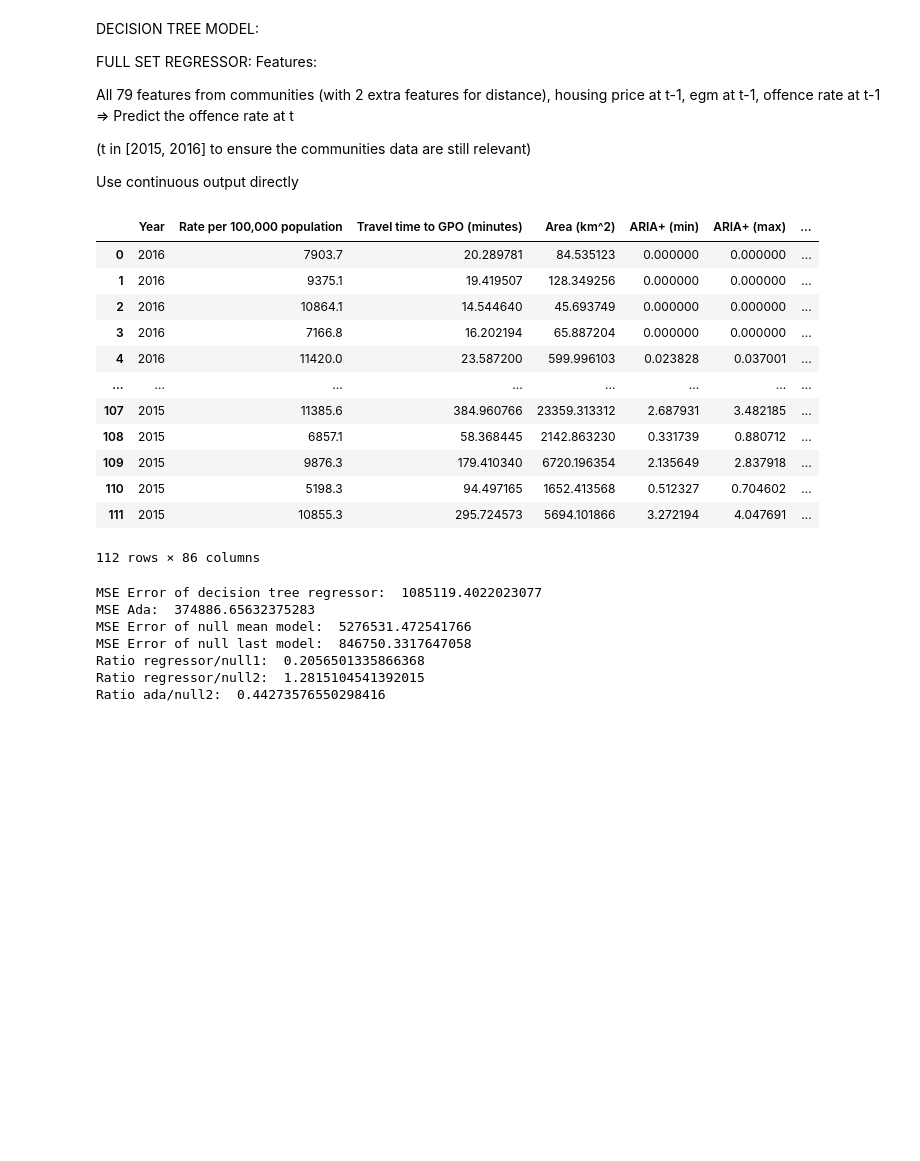
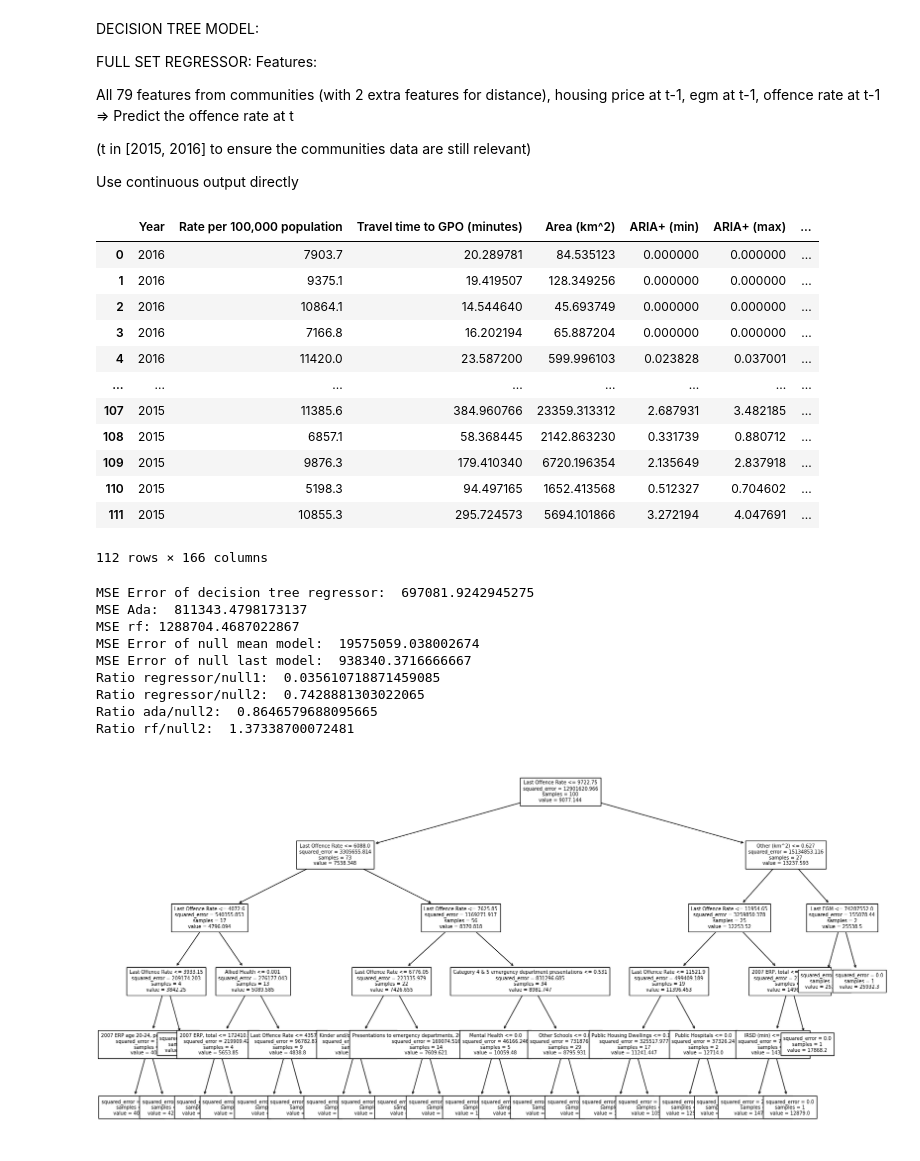
Before and after one commit to khangluong2004/COMP20008_Assignment2, a Jupyter notebook: khang/model.ipynb, the cells around one changed output. Cells and saved outputs as stored; diff of their text form; code cells hidden in the pictures; blank space fills up the shorter version.

```diff
--- a/khang/model.ipynb
+++ b/khang/model.ipynb
@@ -45,11 +63,11 @@ for idx, row in modelData.iterrows():
 
 # One hot the LGA - Use inverse transform from the encoder to get back the lga
 
-# oneHotEncoder = OneHotEncoder(handle_unknown='ignore').fit(np.array(modelData["LGA"]).reshape(-1, 1))
-# oneHotLGA = pd.DataFrame(oneHotEncoder
-#                          .transform(np.array(modelData["LGA"]).reshape(-1, 1))
-#                          .toarray())
-# modelData = modelData.join(oneHotLGA)
+oneHotEncoder = OneHotEncoder(handle_unknown='ignore').fit(np.array(modelData["LGA"]).reshape(-1, 1))
+oneHotLGA = pd.DataFrame(oneHotEncoder
+                         .transform(np.array(modelData["LGA"]).reshape(-1, 1))
+                         .toarray())
+modelData = modelData.join(oneHotLGA)
 modelData = modelData.drop(columns=["LGA"])
 
 modelData.columns = modelData.columns.astype('str')
@@ -68,4 +86,18 @@ modelData
 | 109 | 2015 | 9876.3 | 179.410340 | 6720.196354 | 2.135649 | 2.837918 | ... |
 | 110 | 2015 | 5198.3 | 94.497165 | 1652.413568 | 0.512327 | 0.704602 | ... |
 | 111 | 2015 | 10855.3 | 295.724573 | 5694.101866 | 3.272194 | 4.047691 | ... |
-112 rows × 86 columns
+112 rows × 166 columns
+# %%
+def getSplitAttributes(tree_rules: str):
+    # Parsing the split attributes
+    splitAtts = []
+    AttRegex = r".*\|--- ([^<>=]*) [<>=].*"
+
+    for line in tree_rules.split("\n"):
+        # print(line)
+        matchObj = re.match(AttRegex, line)
+        if matchObj:
+            att = matchObj.group(1)
+            splitAtts.append(att)
+            # print(att)
+    return splitAtts
@@ -72,7 +113,7 @@ modelData
 # %%
 # Use hold out for now
-from sklearn.tree import DecisionTreeRegressor
-from sklearn.ensemble import AdaBoostRegressor
+from sklearn.tree import plot_tree, export_text
+
 from sklearn.model_selection import train_test_split
 from sklearn.metrics import mean_squared_error
 
@@ -83,42 +124,72 @@ from sklearn.metrics import mean_squared_error
 # Then, random selection based on the normalized probability weights for the data points
 # to construct a new datasets => Train a new tree on top of it
 # At the end, with 300 iterations, around 300 decision trees are built and used for regression
-decisionTreeRegressor = DecisionTreeRegressor(max_depth=5)
+
+DEPTH = 5
+decisionTreeRegressor = DecisionTreeRegressor(max_depth=DEPTH, random_state=1301267)
 adaboostRegressor = AdaBoostRegressor(
-    DecisionTreeRegressor(max_depth=5), n_estimators=400, random_state=1301266
+    DecisionTreeRegressor(max_depth=DEPTH), n_estimators=400, random_state=1301266
 )
+rf = RandomForestRegressor(n_estimators=100, max_depth=DEPTH)
 
 X = modelData.drop(columns=["Rate per 100,000 population", "Year"])
 y = modelData["Rate per 100,000 population"]
 
-X_train, X_test, y_train, y_test = train_test_split(X, y, test_size=0.15)
+# 19 random state yields some odd precision, likely due to how the split is constructed
+X_train, X_test, y_train, y_test = train_test_split(X, y, test_size=0.10, random_state=100)
 
 decisionTreeRegressor.fit(X_train, y_train)
 adaboostRegressor.fit(X_train, y_train)
+rf.fit(X_train, y_train)
 
 y_predict = decisionTreeRegressor.predict(X_test)
 y_predict2 = adaboostRegressor.predict(X_test)
+y_predict3 = rf.predict(X_test)
+
 y_null_predict = [y_train.mean()] * len(X_test)
 y_null_2 = X_test["Last Offence Rate"]
 
 mse_regressor = mean_squared_error(y_test, y_predict)
 mse_ada = mean_squared_error(y_test, y_predict2)
+mse_rf = mean_squared_error(y_test, y_predict3)
+
 mse_null = mean_squared_error(y_test, y_null_predict)
 mse_null_2 = mean_squared_error(y_test, y_null_2)
 
 
 print("MSE Error of decision tree regressor: ", mse_regressor)
 print("MSE Ada: ", mse_ada)
+print("MSE rf:",  mse_rf)
 print("MSE Error of null mean model: ", mse_null)
 print("MSE Error of null last model: ", mse_null_2)
 print("Ratio regressor/null1: ", mse_regressor/mse_null)
 print("Ratio regressor/null2: ", mse_regressor/mse_null_2)
 print("Ratio ada/null2: ", mse_ada/mse_null_2)
+
+print("Ratio rf/null2: ", mse_rf/mse_null_2)
+
+# Check the decision tree regressor
+fig, axe = plt.subplots(figsize=(20,10))
+plot_tree(decisionTreeRegressor,
+          feature_names=X_train.columns,
+          ax=axe,
+          fontsize=7)
+plt.show()
+
+# Use text
+tree_rules = export_text(decisionTreeRegressor, feature_names=list(X_train))
+print(tree_rules)
+
+print("Concise list of attributes")
+print(pd.Series(getSplitAttributes(tree_rules)).value_counts())
 # %% [output]
-MSE Error of decision tree regressor:  1085119.4022023077
-MSE Ada:  374886.65632375283
-MSE Error of null mean model:  5276531.472541766
-MSE Error of null last model:  846750.3317647058
-Ratio regressor/null1:  0.2056501335866368
-Ratio regressor/null2:  1.2815104541392015
-Ratio ada/null2:  0.44273576550298416
+MSE Error of decision tree regressor:  697081.9242945275
+MSE Ada:  811343.4798173137
+MSE rf: 1288704.4687022867
+MSE Error of null mean model:  19575059.038002674
+MSE Error of null last model:  938340.3716666667
+Ratio regressor/null1:  0.035610718871459085
+Ratio regressor/null2:  0.7428881303022065
+Ratio ada/null2:  0.8646579688095665
+Ratio rf/null2:  1.37338700072481
+[figure, added]
```
Also changed, not shown: parts of 4 cells of this notebook, 3 other files.
